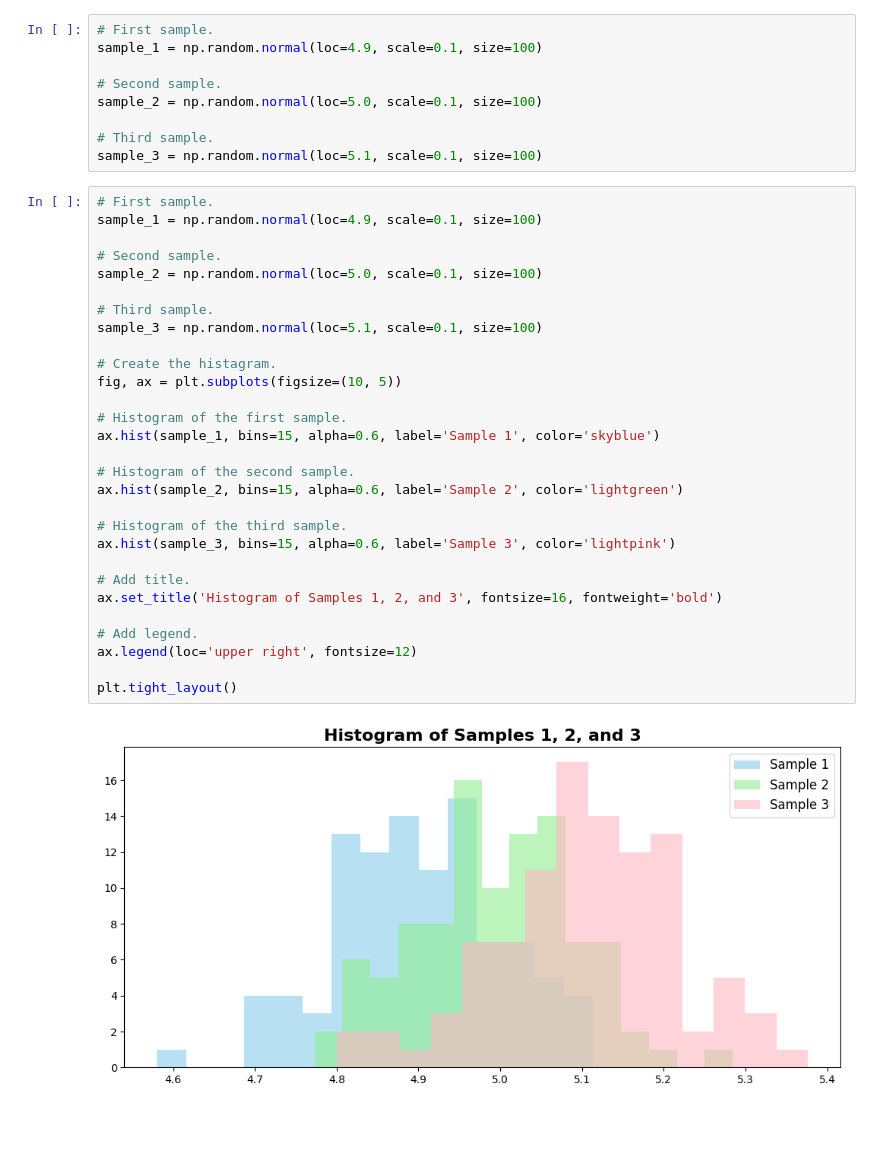
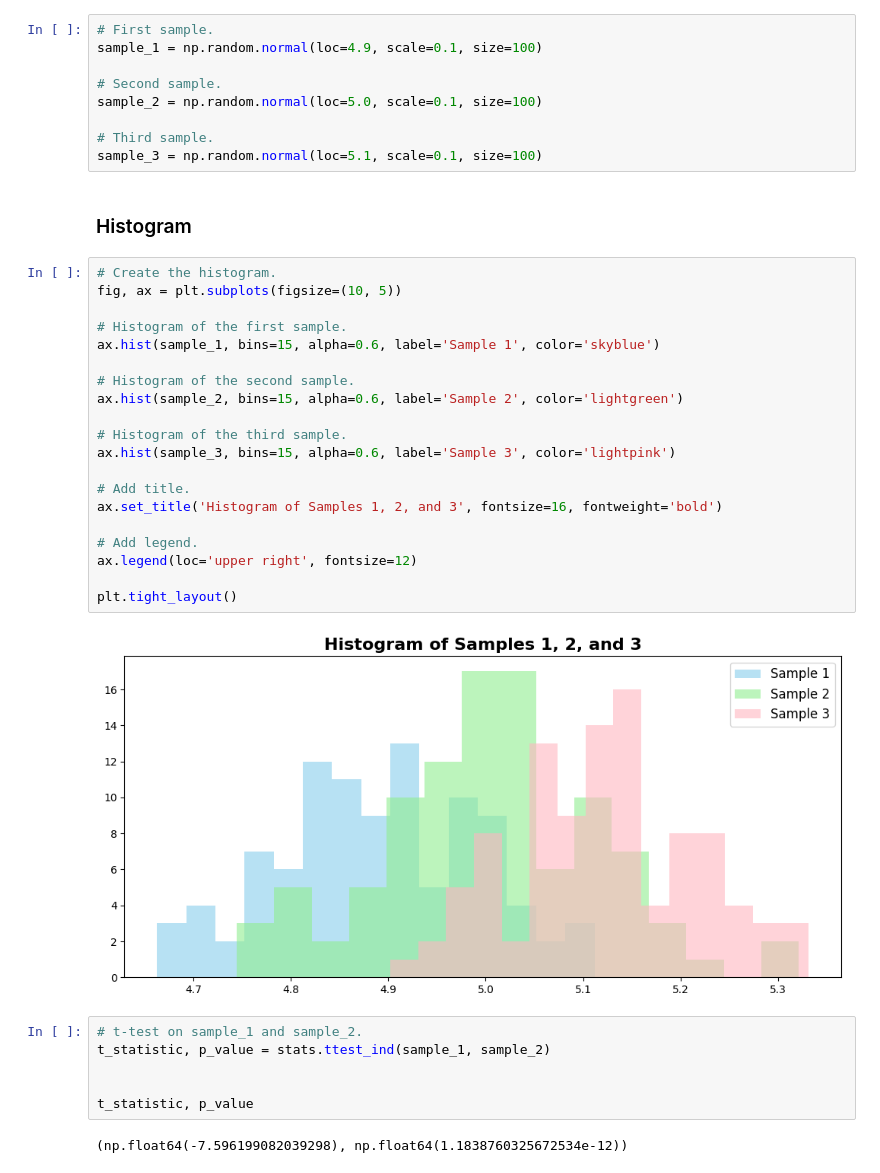
Before and after one commit to Waszka22/statistics, a Jupyter notebook: tasks.ipynb, the cells around one changed output. Drawn from its saved outputs; the diff is of its cells as text; blank space fills up the shorter version.

```diff
--- a/tasks.ipynb
+++ b/tasks.ipynb
@@ -255,34 +255,35 @@ sample_2 = np.random.normal(loc=5.0, scale=0.1, size=100)
 
 # Third sample.
 sample_3 = np.random.normal(loc=5.1, scale=0.1, size=100)
+# %% [markdown]
+### Histogram
 # %%
-# First sample.
-sample_1 = np.random.normal(loc=4.9, scale=0.1, size=100)
-
-# Second sample.
-sample_2 = np.random.normal(loc=5.0, scale=0.1, size=100)
-
-# Third sample.
-sample_3 = np.random.normal(loc=5.1, scale=0.1, size=100)
-
-# Create the histagram.
+# Create the histogram.
 fig, ax = plt.subplots(figsize=(10, 5))
 
 # Histogram of the first sample.
 ax.hist(sample_1, bins=15, alpha=0.6, label='Sample 1', color='skyblue')
 
 # Histogram of the second sample.
 ax.hist(sample_2, bins=15, alpha=0.6, label='Sample 2', color='lightgreen')
 
 # Histogram of the third sample.
 ax.hist(sample_3, bins=15, alpha=0.6, label='Sample 3', color='lightpink')
 
 # Add title.
 ax.set_title('Histogram of Samples 1, 2, and 3', fontsize=16, fontweight='bold')
 
 # Add legend.
 ax.legend(loc='upper right', fontsize=12)
 
 plt.tight_layout()
 # %% [output]
-[figure, old version]
+[figure, new version]
+# %%
+# t-test on sample_1 and sample_2.
+t_statistic, p_value = stats.ttest_ind(sample_1, sample_2)
+
+
+t_statistic, p_value
+# %% [output]
+(np.float64(-7.596199082039298), np.float64(1.1838760325672534e-12))
```
Also changed, not shown: parts of 6 cells of this notebook, 1 other file.
